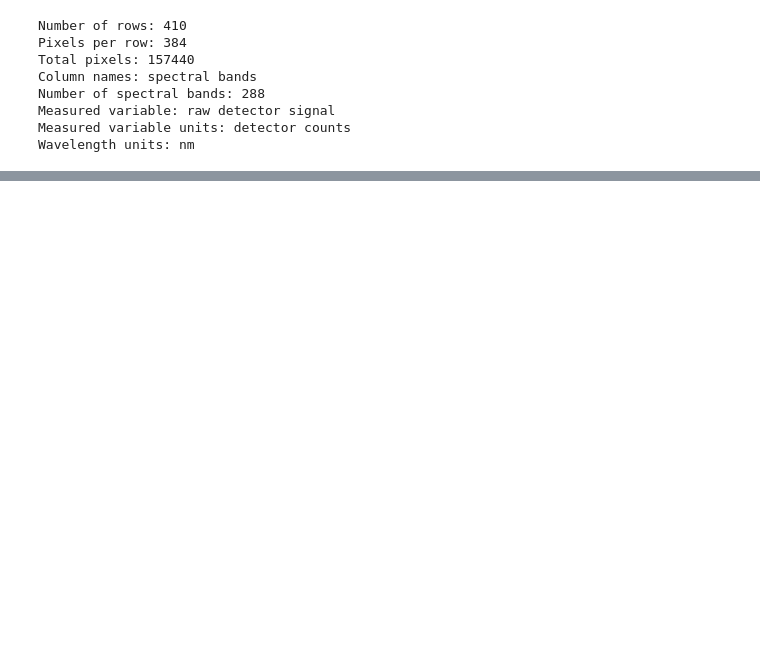
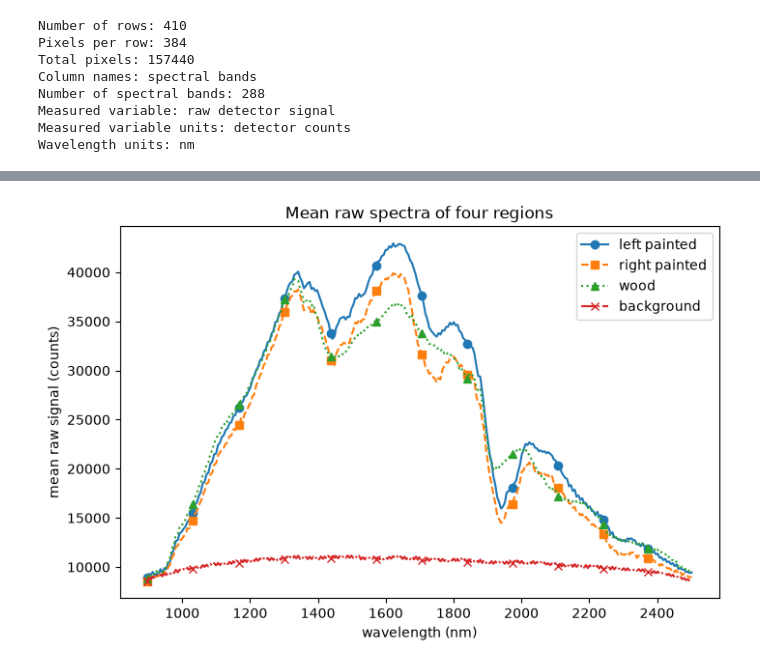
Before and after one commit to mitingc/chem427-project, a Jupyter notebook: topic.ipynb, the cells around one changed output, grey strips where cells are left out. Cells and saved outputs as stored; diff of their text form; code cells hidden in the pictures; blank space fills up the shorter version.

```diff
--- a/topic.ipynb
+++ b/topic.ipynb
@@ -71,0 +318,14 @@ Wavelength units: nm
+# %%
+markers = {"left painted": "o", "right painted": "s", "wood": "^", "background": "x"}
+
+fig, ax = plt.subplots(figsize=(8, 5))
+for name, (_, _, style) in REGIONS.items():
+    mean_counts = region_pixels(cube, name).mean(axis=0)  # counts
+    ax.plot(wavelength_nm, mean_counts, linestyle=style, marker=markers[name], markevery=24, label=name)
+ax.set_xlabel("wavelength (nm)")
+ax.set_ylabel("mean raw signal (counts)")
+ax.set_title("Mean raw spectra of four regions")
+ax.legend()
+plt.show()
+# %% [output]
+[figure, added]
```
Also changed, not shown: parts of 52 cells of this notebook, 9 other files.
